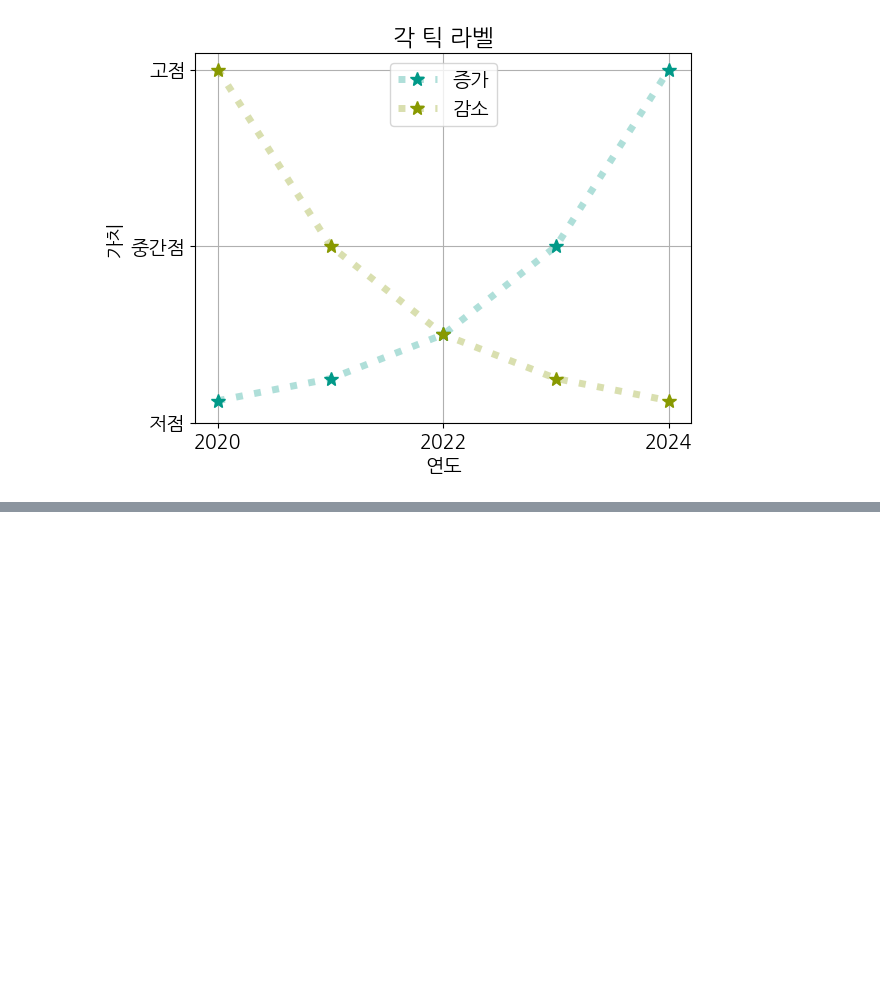
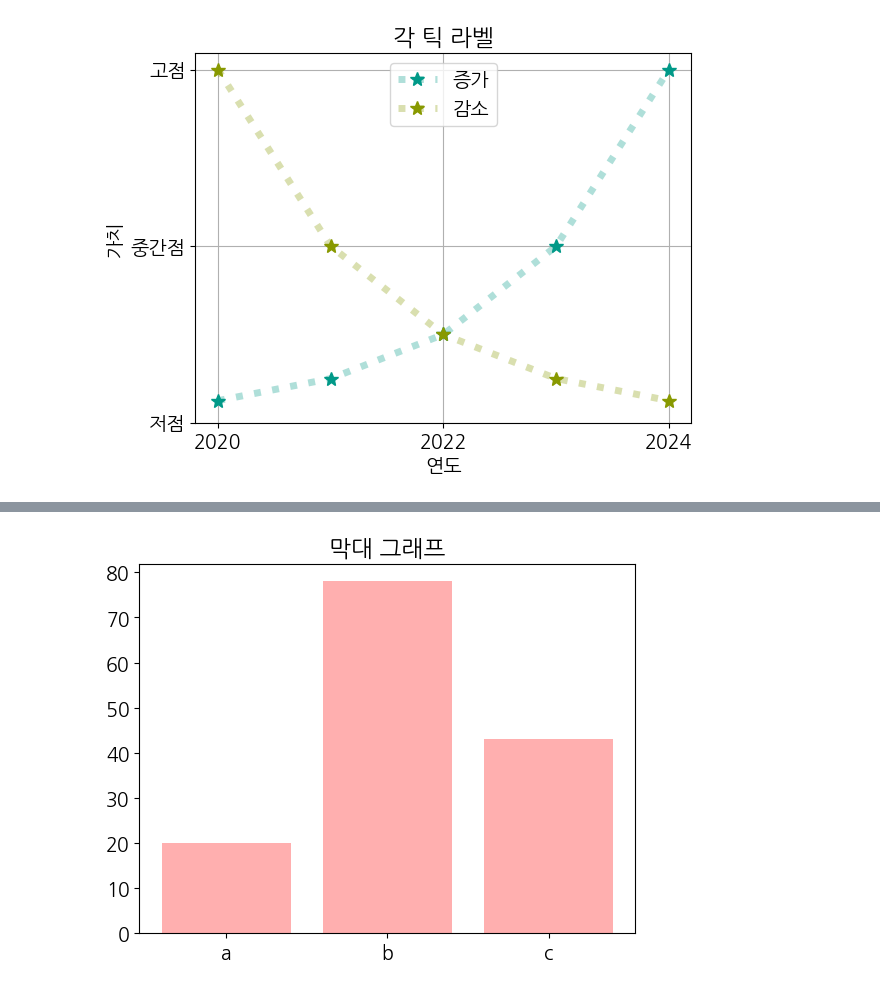
Before and after one commit to workmakerdaily/python-20240709-, a Jupyter notebook: visualize-data.ipynb, the cells around one changed output, grey strips where cells are left out. Drawn from its saved outputs; the diff is of its cells as text; code cells hidden in the pictures; blank space fills up the shorter version.

```diff
--- a/visualize-data.ipynb
+++ b/visualize-data.ipynb
@@ -184,0 +193,6 @@ plt.show()
+# %%
+plt.title('막대 그래프')
+plt.bar(['a', 'b', 'c'],[20, 78, 43], color='#ff000050')
+plt.show()
+# %% [output]
+[figure, added]
```
Also changed, not shown: parts of 15 cells of this notebook.
